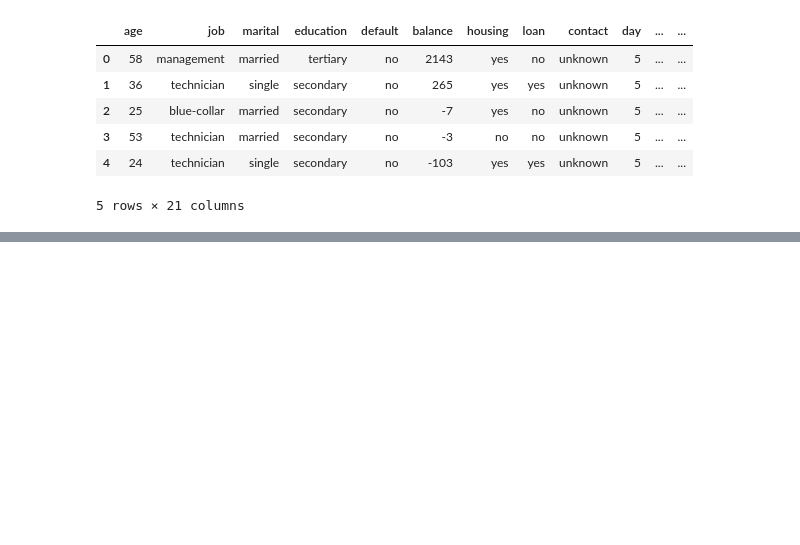
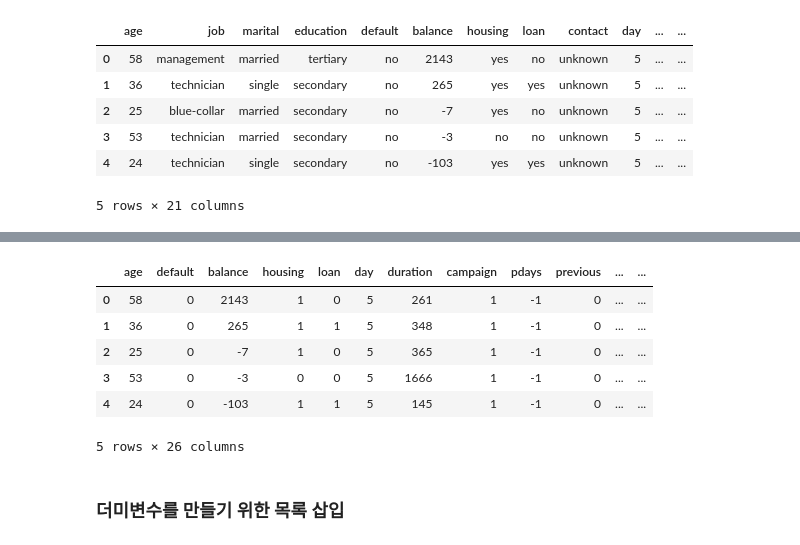
Before and after one commit to ChangZero/TIL, a Jupyter notebook: 머신러닝 데이터 전처리/3-4.ipynb, the cells around one changed output, grey strips where cells are left out. Cells and saved outputs as stored; diff of their text form; code cells hidden in the pictures; blank space fills up the shorter version.

```diff
--- a/머신러닝 데이터 전처리/3-4.ipynb
+++ b/머신러닝 데이터 전처리/3-4.ipynb
@@ -149,0 +216,4 @@ bank_df.head()
+# %%
+tmp1 = bank_df[['age', 'default', 'balance', 'housing', 'loan', 'day', 'duration', 'campaign', 'pdays', 'previous', 'y']]
+
+tmp1.head()
@@ -149,0 +227,15 @@ bank_df.head()
+# %%
+tmp2 = pd.concat([tmp1, bank_df_marital], axis=1)
+tmp3 = pd.concat([tmp1, bank_df_education], axis=1)
+tmp4 = pd.concat([tmp1, bank_df_contact], axis=1)
+bank_df_new = pd.concat([tmp4, bank_df_month], axis=1)
+
+bank_df_new.head()
+# %% [output]
+|  | age | default | balance | housing | loan | day | duration | campaign | pdays | previous | ... | ... |
+| 0 | 58 | 0 | 2143 | 1 | 0 | 5 | 261 | 1 | -1 | 0 | ... | ... |
+| 1 | 36 | 0 | 265 | 1 | 1 | 5 | 348 | 1 | -1 | 0 | ... | ... |
+| 2 | 25 | 0 | -7 | 1 | 0 | 5 | 365 | 1 | -1 | 0 | ... | ... |
+| 3 | 53 | 0 | -3 | 0 | 0 | 5 | 1666 | 1 | -1 | 0 | ... | ... |
+| 4 | 24 | 0 | -103 | 1 | 1 | 5 | 145 | 1 | -1 | 0 | ... | ... |
+5 rows × 26 columns
@@ -149,0 +244,2 @@ bank_df.head()
+# %% [markdown]
+### 더미변수를 만들기 위한 목록 삽입
```
Also changed, not shown: parts of 14 cells of this notebook, 1 other file.
